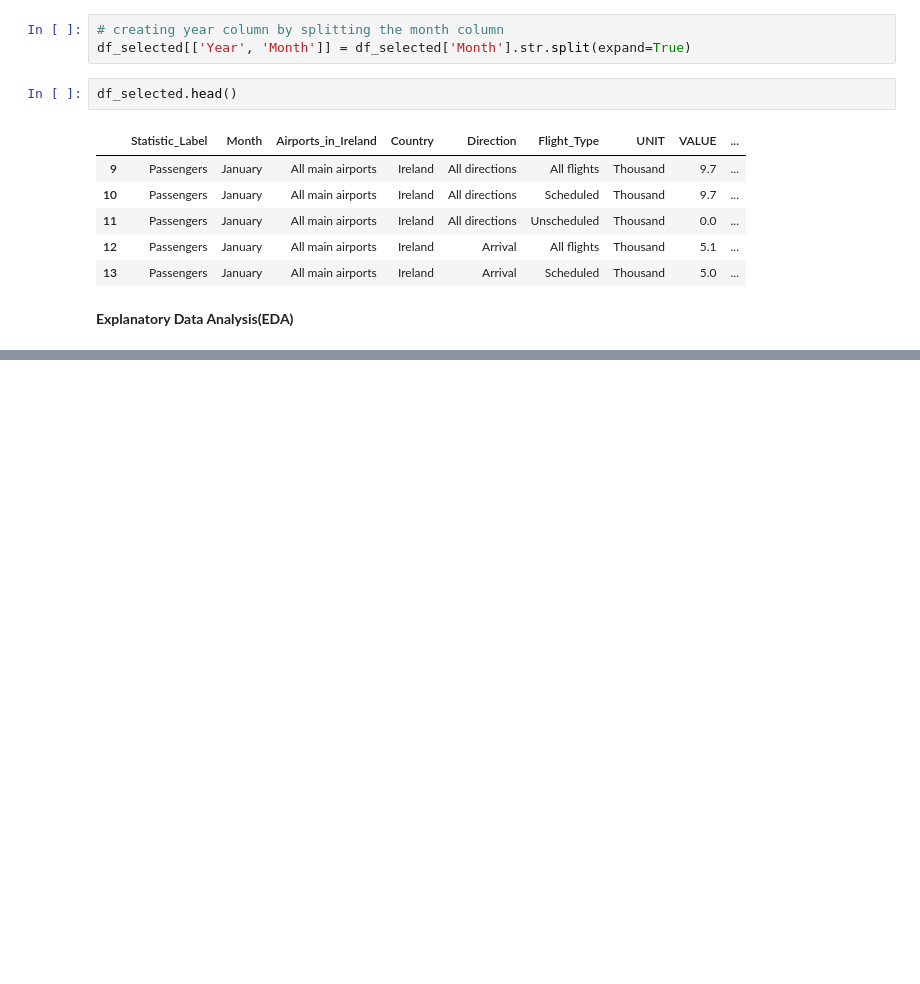
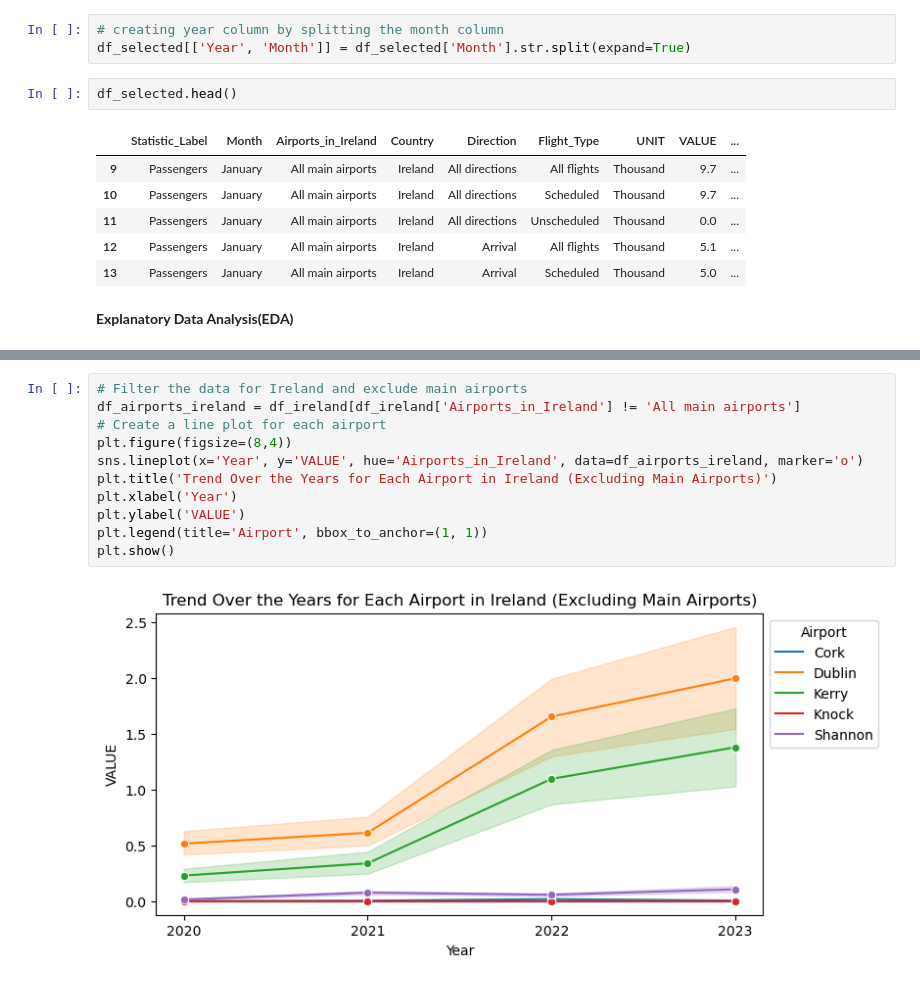
Before and after one commit to Oliveiranac/CA2_MScDataAnalytics, a Jupyter notebook: CA2_AnaOli.ipynb, the cells around one changed output, grey strips where cells are left out. Cells and saved outputs as stored; diff of their text form; blank space fills up the shorter version.

```diff
--- a/CA2_AnaOli.ipynb
+++ b/CA2_AnaOli.ipynb
@@ -142,0 +206,13 @@ df_selected.head()
+# %%
+# Filter the data for Ireland and exclude main airports
+df_airports_ireland = df_ireland[df_ireland['Airports_in_Ireland'] != 'All main airports']
+# Create a line plot for each airport
+plt.figure(figsize=(8,4))
+sns.lineplot(x='Year', y='VALUE', hue='Airports_in_Ireland', data=df_airports_ireland, marker='o')
+plt.title('Trend Over the Years for Each Airport in Ireland (Excluding Main Airports)')
+plt.xlabel('Year')
+plt.ylabel('VALUE')
+plt.legend(title='Airport', bbox_to_anchor=(1, 1))
+plt.show()
+# %% [output]
+[figure, added]
```
Also changed, not shown: parts of 79 cells of this notebook.
